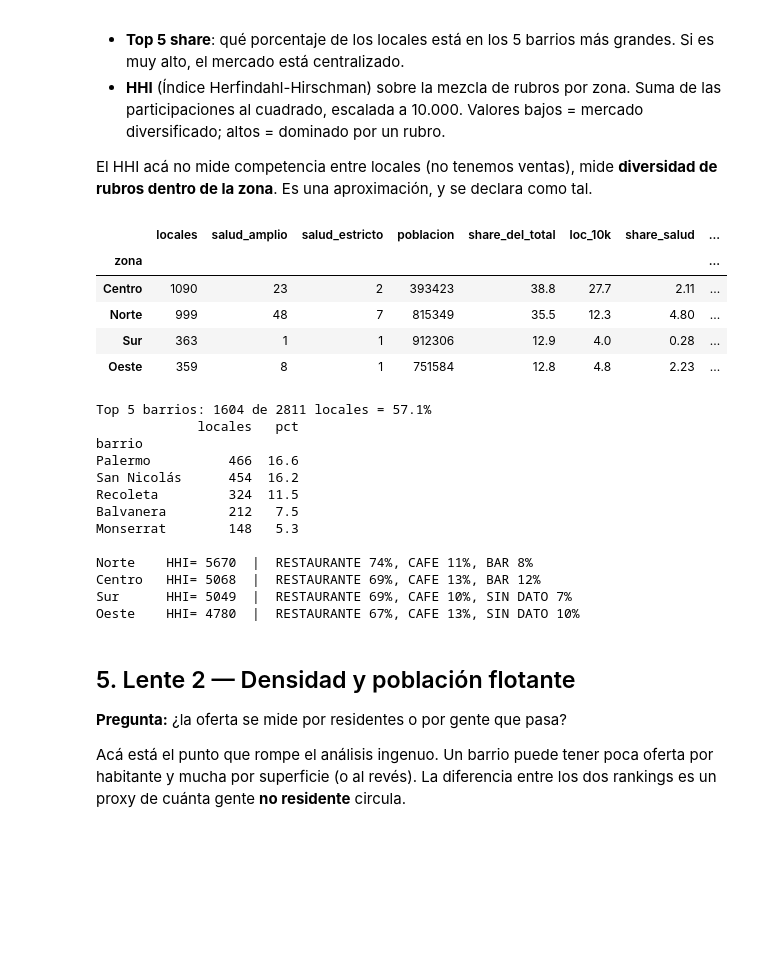
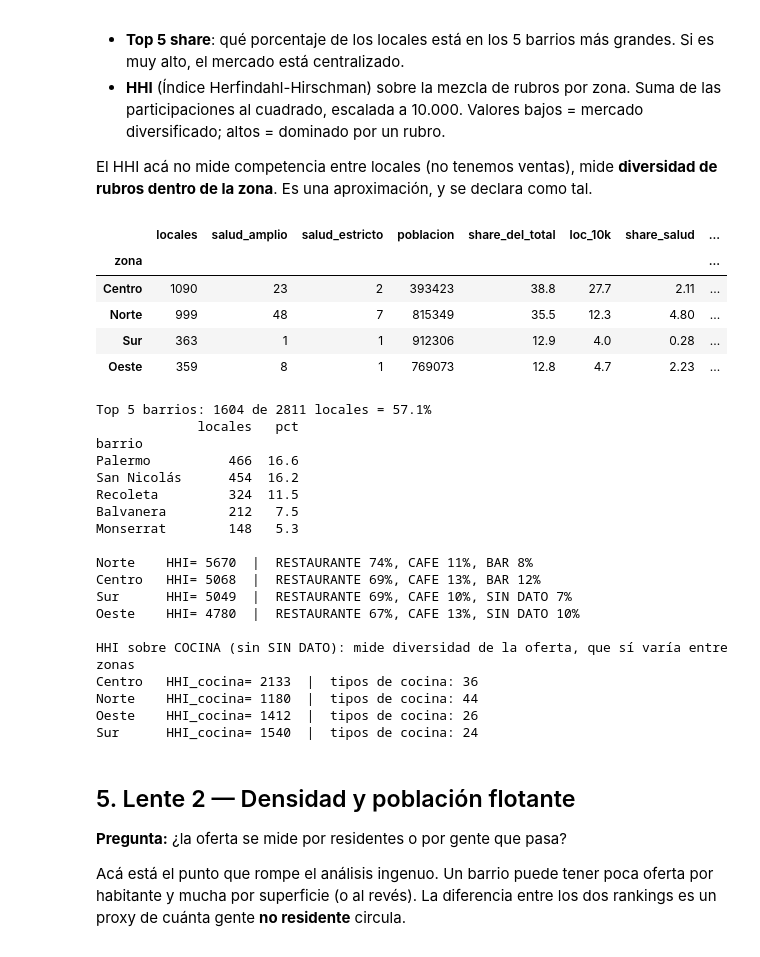
Before and after one commit to TheDonels3/Consulting-Challenge-Data-analytics, a Jupyter notebook: notebooks/02_eda_oferta.ipynb, the cells around one changed output. Cells and saved outputs as stored; diff of their text form; code cells hidden in the pictures; blank space fills up the shorter version.

```diff
--- a/notebooks/02_eda_oferta.ipynb
+++ b/notebooks/02_eda_oferta.ipynb
@@ -243,22 +243,24 @@ El HHI acá no mide competencia entre locales (no tenemos ventas), mide **divers
 # %%
 por_zona = locales.groupby('zona', observed=True).agg(
     locales=('id', 'size'),
     salud_amplio=('es_saludable_amplio', 'sum'),
     salud_estricto=('es_saludable_estricto', 'sum'),
 )
 por_zona['poblacion'] = tabla.groupby('zona')['poblacion'].sum()
+# Parque Chas no tiene locales, pero sus habitantes cuentan: comuna 15 -> Oeste
+por_zona.loc['Oeste', 'poblacion'] += poblacion.loc[~poblacion['barrio'].isin(tabla.index), 'POBLACION'].sum()
 por_zona['share_del_total'] = (por_zona['locales'] / por_zona['locales'].sum() * 100).round(1)
 por_zona['loc_10k'] = (por_zona['locales'] / por_zona['poblacion'] * 10_000).round(1)
 por_zona['share_salud'] = (por_zona['salud_amplio'] / por_zona['locales'] * 100).round(2)
 por_zona['salud_por_100k'] = (por_zona['salud_amplio'] / por_zona['poblacion'] * 100_000).round(1)
 por_zona.sort_values('locales', ascending=False)
 # %% [output]
 |  | locales | salud_amplio | salud_estricto | poblacion | share_del_total | loc_10k | share_salud | ... |
 | zona |  |  |  |  |  |  |  | ... |
 | Centro | 1090 | 23 | 2 | 393423 | 38.8 | 27.7 | 2.11 | ... |
 | Norte | 999 | 48 | 7 | 815349 | 35.5 | 12.3 | 4.80 | ... |
 | Sur | 363 | 1 | 1 | 912306 | 12.9 | 4.0 | 0.28 | ... |
-| Oeste | 359 | 8 | 1 | 751584 | 12.8 | 4.8 | 2.23 | ... |
+| Oeste | 359 | 8 | 1 | 769073 | 12.8 | 4.7 | 2.23 | ... |
 # %%
 # Concentración: cuánto pesan los 5 barrios más grandes
 top5 = tabla.nlargest(5, 'locales')
@@ -277,6 +279,14 @@ for zona, valor in sorted(hhi.items(), key=lambda x: -x[1]):
     mezcla = locales[locales['zona'] == zona]['categoria'].value_counts(normalize=True).head(3)
     detalle = ', '.join(f'{k} {v*100:.0f}%' for k, v in mezcla.items())
     print(f'{zona:8s} HHI={valor:5d}  |  {detalle}')
+
+
+print()
+print('HHI sobre COCINA (sin SIN DATO): mide diversidad de la oferta, que sí varía entre zonas')
+conocidas = locales[locales['cocina'] != 'SIN DATO']
+for zona, sub in conocidas.groupby('zona', observed=True):
+    cuotas = sub['cocina'].value_counts(normalize=True)
+    print(f'{zona:8s} HHI_cocina={round((cuotas ** 2).sum() * 10_000):5d}  |  tipos de cocina: {sub["cocina"].nunique()}')
 # %% [output]
 Top 5 barrios: 1604 de 2811 locales = 57.1%
              locales   pct
@@ -291,6 +301,12 @@ Norte    HHI= 5670  |  RESTAURANTE 74%, CAFE 11%, BAR 8%
 Centro   HHI= 5068  |  RESTAURANTE 69%, CAFE 13%, BAR 12%
 Sur      HHI= 5049  |  RESTAURANTE 69%, CAFE 10%, SIN DATO 7%
 Oeste    HHI= 4780  |  RESTAURANTE 67%, CAFE 13%, SIN DATO 10%
+
+HHI sobre COCINA (sin SIN DATO): mide diversidad de la oferta, que sí varía entre zonas
+Centro   HHI_cocina= 2133  |  tipos de cocina: 36
+Norte    HHI_cocina= 1180  |  tipos de cocina: 44
+Oeste    HHI_cocina= 1412  |  tipos de cocina: 26
+Sur      HHI_cocina= 1540  |  tipos de cocina: 24
 # %% [markdown]
 ## 5. Lente 2 — Densidad y población flotante
 
```
Also changed, not shown: parts of 9 cells of this notebook, 2 other files.
